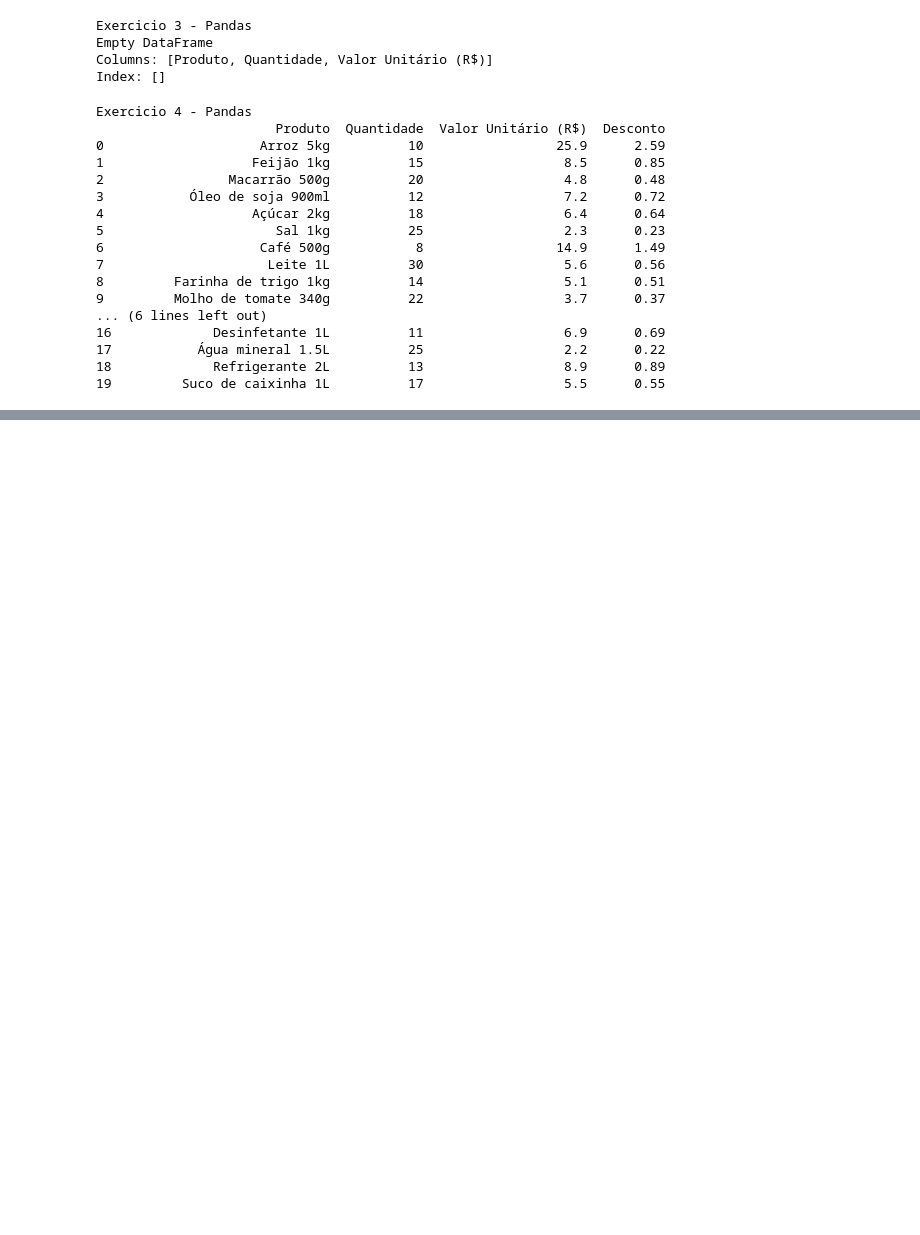
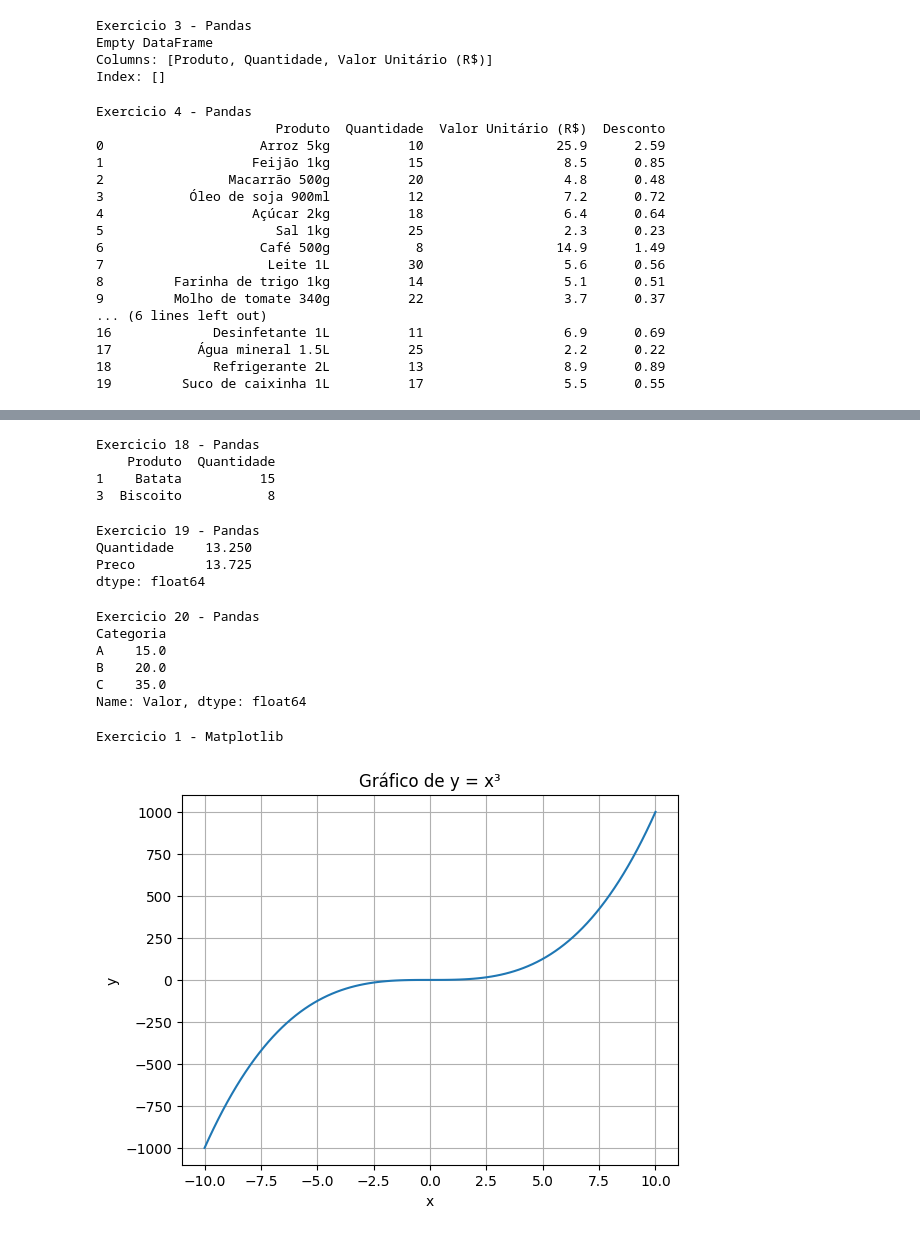
Before and after one commit to DevKaiqueTeixeira/IA, a Jupyter notebook: ExercicioLista2_Python_KaiqueDeLimaTeixeira_6periodo_TurmaC.ipynb, the cells around one changed output, grey strips where cells are left out. Saved outputs shown, nothing was run; the diff lists cells and outputs as text; code cells hidden in the pictures; blank space fills up the shorter version.

```diff
--- a/ExercicioLista2_Python_KaiqueDeLimaTeixeira_6periodo_TurmaC.ipynb
+++ b/ExercicioLista2_Python_KaiqueDeLimaTeixeira_6periodo_TurmaC.ipynb
@@ -1226,0 +1575,80 @@ Exercicio 4 - Pandas
+# %%
+print("Exercicio 18 - Pandas")
+
+import pandas as pd
+
+df = pd.DataFrame({
+    "Produto": ["Arroz", "Batata", "Feijão", "Biscoito", "Café"],
+    "Quantidade": [10, 15, 20, 8, 12]
+})
+
+resultado = df[df["Produto"].str.startswith("B")]
+
+print(resultado)
+# %% [output]
+Exercicio 18 - Pandas
+    Produto  Quantidade
+1    Batata          15
+3  Biscoito           8
+# %%
+print("Exercicio 19 - Pandas")
+
+import pandas as pd
+
+dados = {
+    "Produto": ["Arroz", "Feijão", "Café", "Leite"],
+    "Quantidade": [10, 15, 8, 20],
+    "Preco": [25.90, 8.50, 14.90, 5.60]
+}
+
+df = pd.DataFrame(dados)
+
+resultado = df.select_dtypes(include="number").mean()
+
+print(resultado)
+# %% [output]
+Exercicio 19 - Pandas
+Quantidade    13.250
+Preco         13.725
+dtype: float64
+# %%
+print("Exercicio 20 - Pandas")
+
+import pandas as pd
+
+df = pd.DataFrame({
+    "Categoria": ["A", "A", "B", "B", "C", "C"],
+    "Valor": [10, 20, 15, 25, 30, 40]
+})
+
+resultado = df.groupby("Categoria")["Valor"].median()
+
+print(resultado)
+# %% [output]
+Exercicio 20 - Pandas
+Categoria
+A    15.0
+B    20.0
+C    35.0
+Name: Valor, dtype: float64
+# %%
+print("Exercicio 1 - Matplotlib")
+
+import numpy as np
+import matplotlib.pyplot as plt
+
+x = np.linspace(-10, 10, 100)
+y = x**3
+
+plt.plot(x, y)
+
+plt.xlabel("x")
+plt.ylabel("y")
+plt.title("Gráfico de y = x³")
+
+plt.grid()
+
+plt.show()
+# %% [output]
+Exercicio 1 - Matplotlib
+[figure, added]
```
Also changed, not shown: parts of 56 cells of this notebook.
